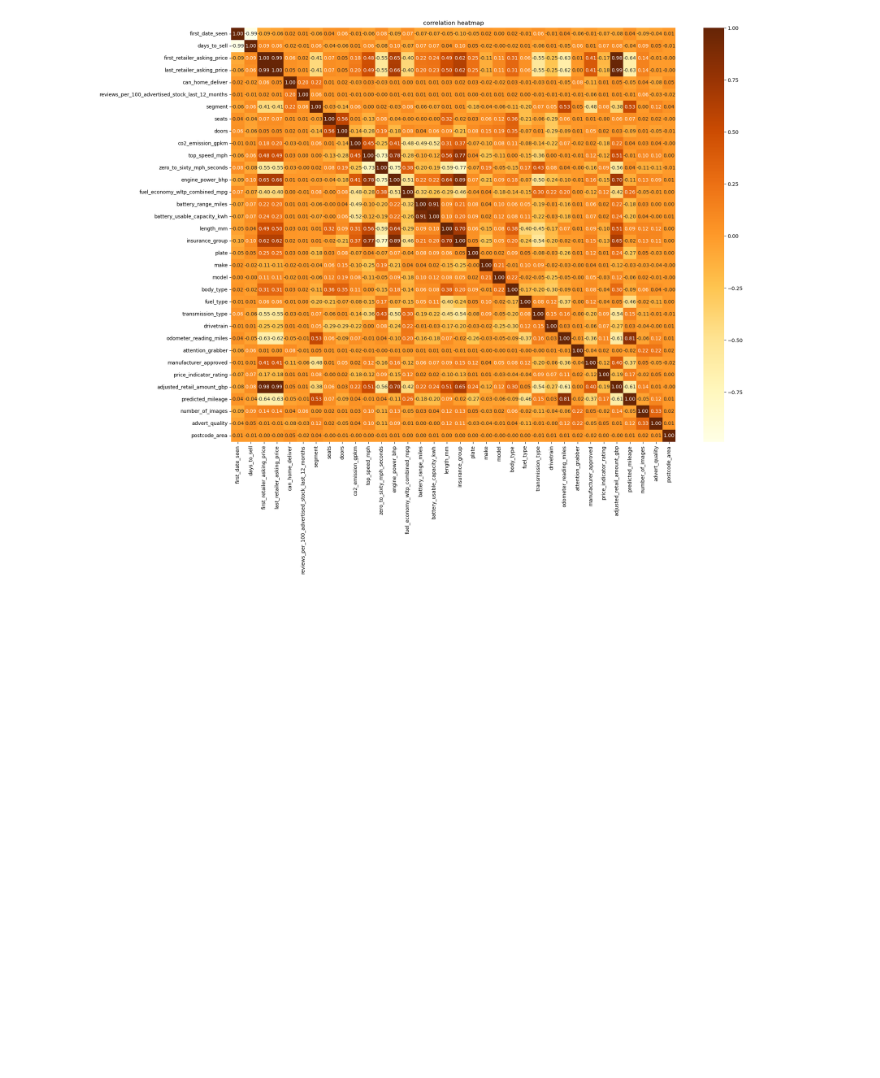
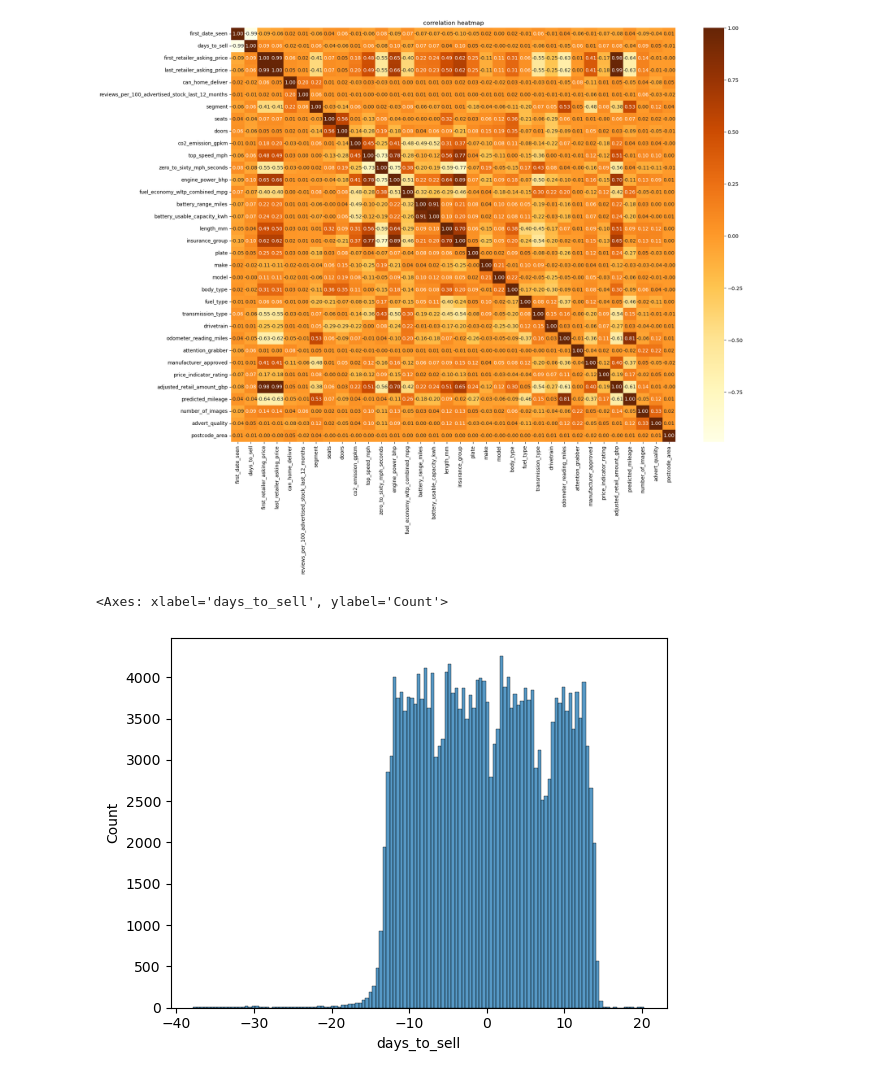
Before and after one commit to pottsy88/Autotrader-ML-Challenge, a Jupyter notebook: LR.ipynb, the cells around one changed output. Saved outputs shown, nothing was run; the diff lists cells and outputs as text; code cells hidden in the pictures; blank space fills up the shorter version.

```diff
--- a/LR.ipynb
+++ b/LR.ipynb
@@ -397,7 +397,7 @@ preprocessor = Pipeline([
     ('pca', PCA(n_components=30)),
     ('scaler', RobustScaler())
 ])
-model = LinearRegression()
+model = LinearRegression(fit_intercept=True)
 pipeline = Pipeline([
     ('preprocessor', preprocessor),
     ('model', model)
@@ -523,3 +523,9 @@ plt.title('correlation heatmap')
 plt.show()
 # %% [output]
 [figure]
+# %%
+residuals = Gsearch.predict(X) - y
+sns.histplot(residuals)
+# %% [output]
+<Axes: xlabel='days_to_sell', ylabel='Count'>
+[figure, added]
```
Also changed, not shown: parts of 3 cells of this notebook.
